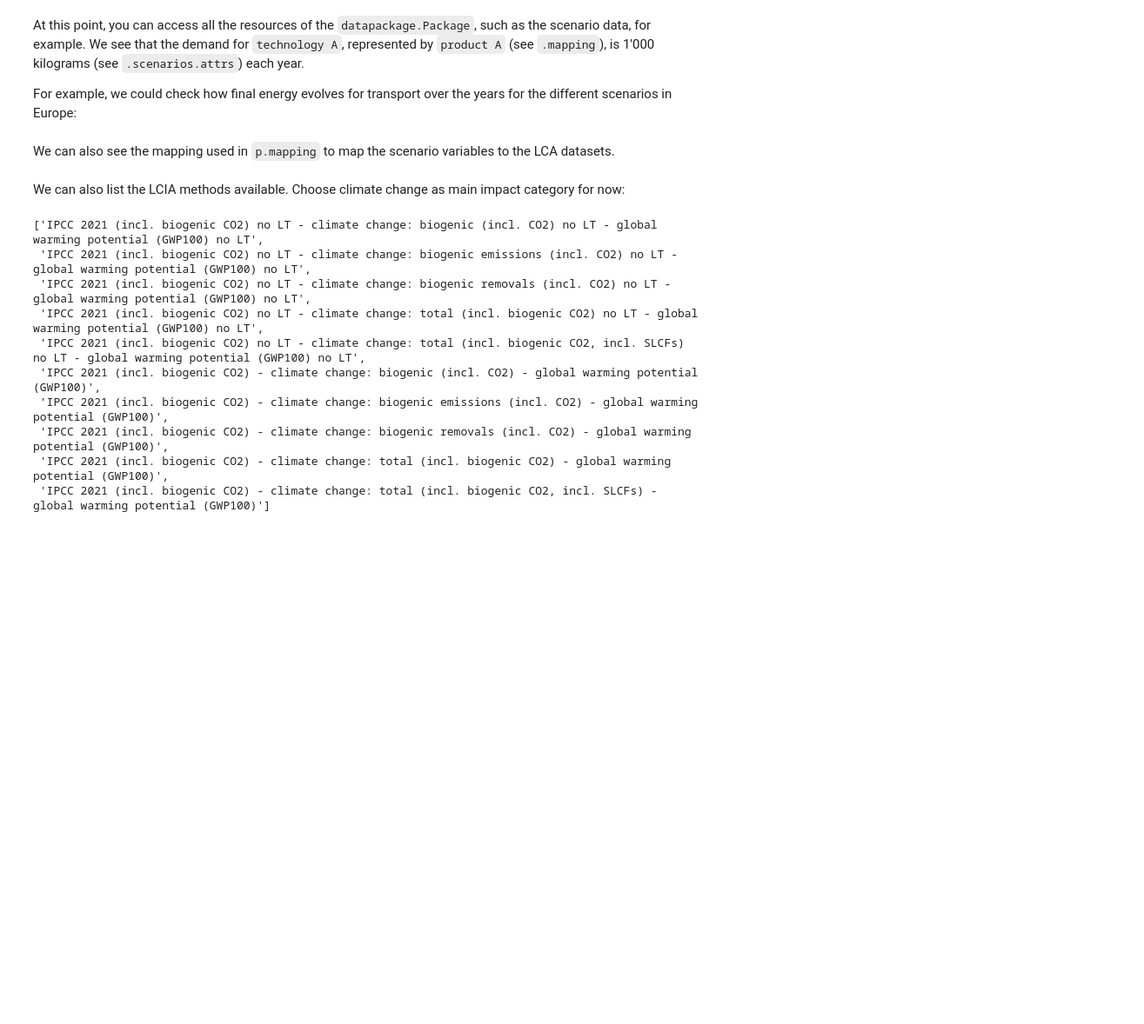
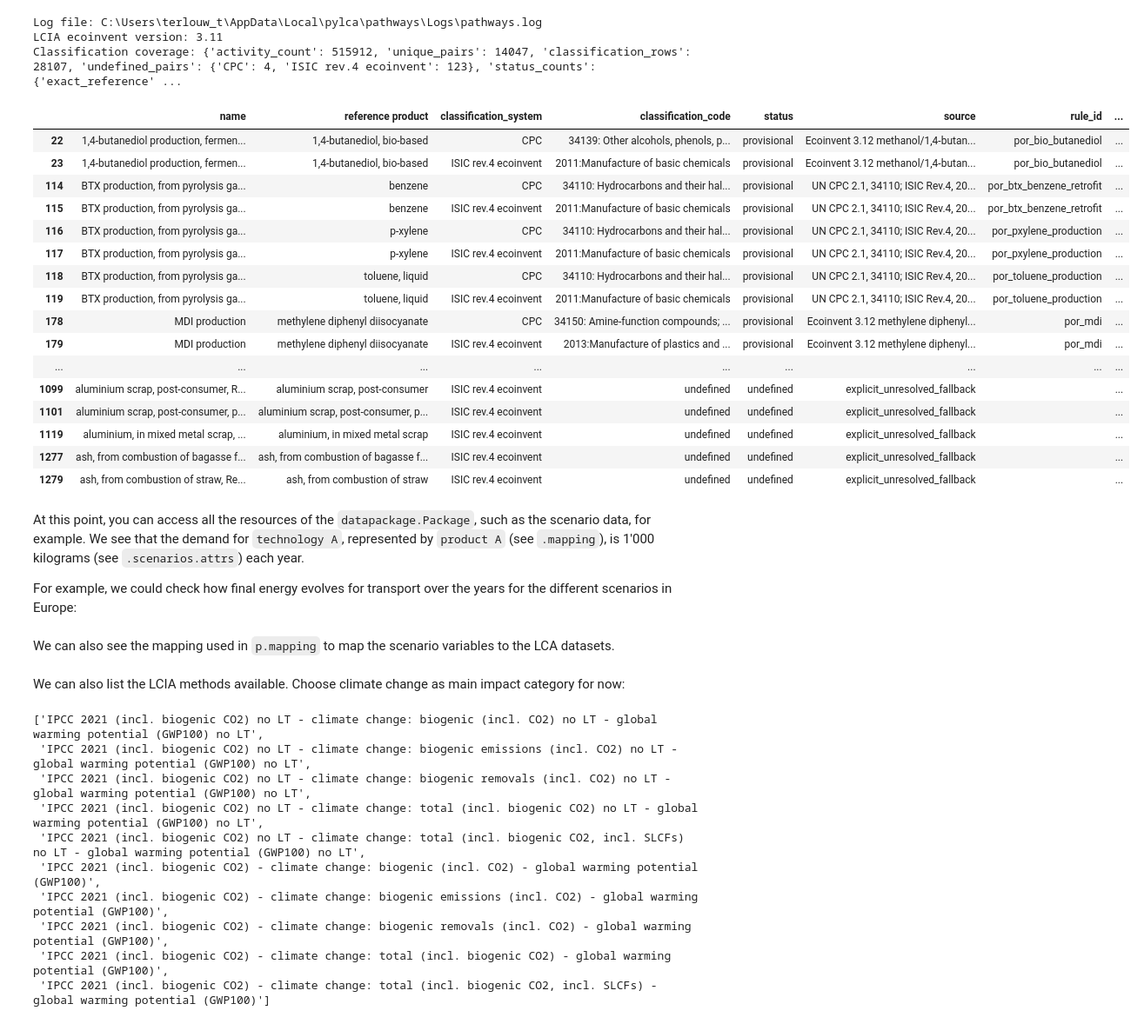
Before and after one commit to GavrikovAleksandr/lca_transience, a Jupyter notebook: 2_calc_impacts.ipynb, the cells around one changed output. Shown at 87% size. Drawn from its saved outputs; the diff is of its cells as text; code cells hidden in the pictures; blank space fills up the shorter version.

Commit message:
Update to fix classifications

```diff
--- a/2_calc_impacts.ipynb
+++ b/2_calc_impacts.ipynb
@@ -6,4 +12,11 @@ We start by instantiating the `Pathways` class, and give it a file path pointing
 # %%
+# Preserve all signed contributions, including unresolved classifications.
+import importlib
+import pathways_classification_compat as classification_compat
+import por_classifications as classification_details
+importlib.reload(classification_compat)
+importlib.reload(classification_details)
+classification_compat.install_pathways_classification_guard()
 from pathways import Pathways, __file__
 import pandas as pd
 import matplotlib.pyplot as plt
@@ -34,4 +47,16 @@ p = Pathways(
 )
 
 print("LCIA ecoinvent version:", p.ei_version)
+
+# Repair classification metadata in memory for existing/header-empty ZIPs.
+classification_snapshot = classification_details.prepare_pathways_classifications(
+    p, package_path=name_zip_file,
+)
+print("Classification coverage:", classification_snapshot.stats)
+classification_audit = pd.DataFrame(p.classification_audit)
+classification_review = classification_audit.loc[
+    classification_audit["status"].isin(["provisional", "undefined"])
+    | classification_audit["classification_code"].eq("undefined"),
+]
+display(classification_review.head(40))
 # %% [output]
@@ -57,3 +81,23 @@ LCIA ecoinvent version: 3.11
+Log file: C:\Users\terlouw_t\AppData\Local\pylca\pathways\Logs\pathways.log
+LCIA ecoinvent version: 3.11
+Classification coverage: {'activity_count': 515912, 'unique_pairs': 14047, 'classification_rows': 28107, 'undefined_pairs': {'CPC': 4, 'ISIC rev.4 ecoinvent': 123}, 'status_counts': {'exact_reference' ...
+|  | name | reference product | classification_system | classification_code | status | source | rule_id | ... |
+| 22 | 1,4-butanediol production, fermen... | 1,4-butanediol, bio-based | CPC | 34139: Other alcohols, phenols, p... | provisional | Ecoinvent 3.12 methanol/1,4-butan... | por_bio_butanediol | ... |
+| 23 | 1,4-butanediol production, fermen... | 1,4-butanediol, bio-based | ISIC rev.4 ecoinvent | 2011:Manufacture of basic chemicals | provisional | Ecoinvent 3.12 methanol/1,4-butan... | por_bio_butanediol | ... |
+| 114 | BTX production, from pyrolysis ga... | benzene | CPC | 34110: Hydrocarbons and their hal... | provisional | UN CPC 2.1, 34110; ISIC Rev.4, 20... | por_btx_benzene_retrofit | ... |
+| 115 | BTX production, from pyrolysis ga... | benzene | ISIC rev.4 ecoinvent | 2011:Manufacture of basic chemicals | provisional | UN CPC 2.1, 34110; ISIC Rev.4, 20... | por_btx_benzene_retrofit | ... |
+| 116 | BTX production, from pyrolysis ga... | p-xylene | CPC | 34110: Hydrocarbons and their hal... | provisional | UN CPC 2.1, 34110; ISIC Rev.4, 20... | por_pxylene_production | ... |
+| 117 | BTX production, from pyrolysis ga... | p-xylene | ISIC rev.4 ecoinvent | 2011:Manufacture of basic chemicals | provisional | UN CPC 2.1, 34110; ISIC Rev.4, 20... | por_pxylene_production | ... |
+| 118 | BTX production, from pyrolysis ga... | toluene, liquid | CPC | 34110: Hydrocarbons and their hal... | provisional | UN CPC 2.1, 34110; ISIC Rev.4, 20... | por_toluene_production | ... |
+| 119 | BTX production, from pyrolysis ga... | toluene, liquid | ISIC rev.4 ecoinvent | 2011:Manufacture of basic chemicals | provisional | UN CPC 2.1, 34110; ISIC Rev.4, 20... | por_toluene_production | ... |
+| 178 | MDI production | methylene diphenyl diisocyanate | CPC | 34150: Amine-function compounds; ... | provisional | Ecoinvent 3.12 methylene diphenyl... | por_mdi | ... |
+| 179 | MDI production | methylene diphenyl diisocyanate | ISIC rev.4 ecoinvent | 2013:Manufacture of plastics and ... | provisional | Ecoinvent 3.12 methylene diphenyl... | por_mdi | ... |
+| ... | ... | ... | ... | ... | ... | ... | ... | ... |
+| 1099 | aluminium scrap, post-consumer, R... | aluminium scrap, post-consumer | ISIC rev.4 ecoinvent | undefined | undefined | explicit_unresolved_fallback |  | ... |
+| 1101 | aluminium scrap, post-consumer, p... | aluminium scrap, post-consumer, p... | ISIC rev.4 ecoinvent | undefined | undefined | explicit_unresolved_fallback |  | ... |
+| 1119 | aluminium, in mixed metal scrap, ... | aluminium, in mixed metal scrap | ISIC rev.4 ecoinvent | undefined | undefined | explicit_unresolved_fallback |  | ... |
+| 1277 | ash, from combustion of bagasse f... | ash, from combustion of bagasse f... | ISIC rev.4 ecoinvent | undefined | undefined | explicit_unresolved_fallback |  | ... |
+| 1279 | ash, from combustion of straw, Re... | ash, from combustion of straw | ISIC rev.4 ecoinvent | undefined | undefined | explicit_unresolved_fallback |  | ... |
 # %% [markdown]
 At this point, you can access all the resources of the `datapackage.Package`, such as the scenario data, for example.
 We see that the demand for `technology A`, represented by `product A` (see `.mapping`), is 1'000 kilograms (see `.scenarios.attrs`) each year.
```
Also changed, not shown: parts of 13 cells of this notebook, 51 other files.
